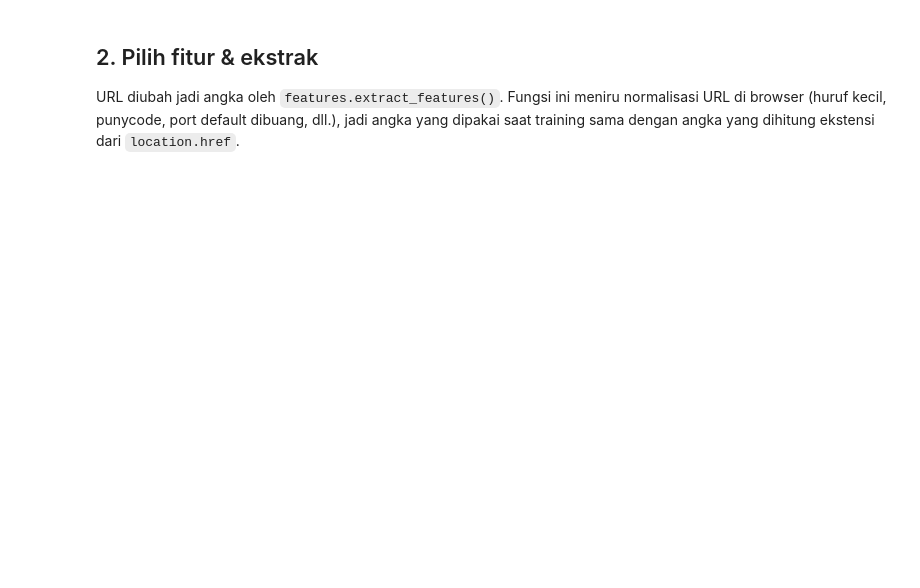
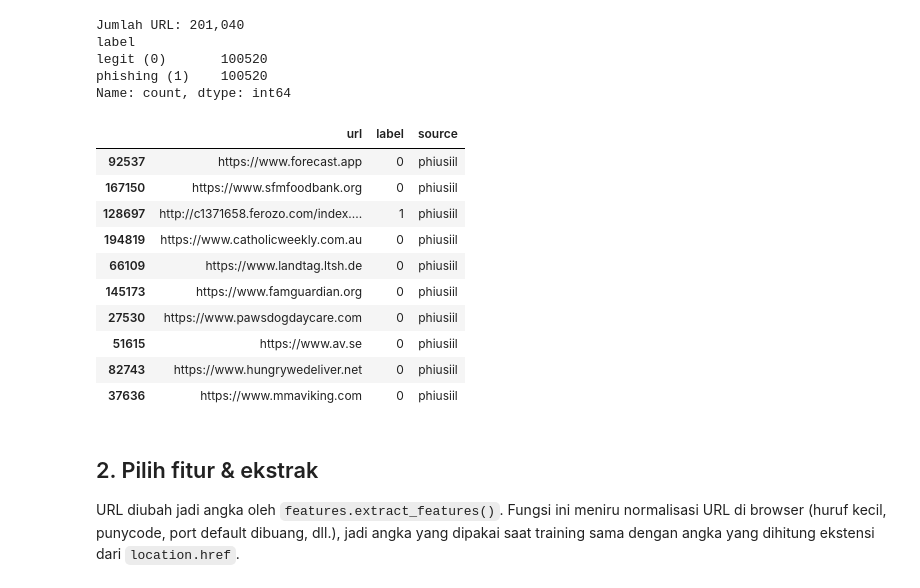
Before and after one commit to Muzidha/Phising-alert, a Jupyter notebook: ml/train.ipynb, the cells around one changed output. Cells and saved outputs as stored; diff of their text form; code cells hidden in the pictures; blank space fills up the shorter version.

```diff
--- a/ml/train.ipynb
+++ b/ml/train.ipynb
@@ -53,11 +61,33 @@ Format: `url, label, source` dengan `label` 1 = phishing, 0 = legit (dibuat oleh
 # %%
+# Sumber data dipakai kalau urls.csv belum ada (format sama dengan --source di prepare_data.py).
+# Contoh gabungan: ['phiusiil:uci', 'malicious-phish:data/raw/malicious_phish.csv']
+# Hapus data/processed/urls.csv kalau SOURCES diganti, supaya dibuat ulang.
+SOURCES = ['phiusiil:uci']
+
 if not DATA_PATH.exists():
-    raise FileNotFoundError(f'{DATA_PATH} belum ada. Jalankan prepare_data.py dulu (lihat ml/README.md).')
+    PD.prepare(SOURCES, DATA_PATH, require_scheme=True, balance=True, seed=RANDOM_STATE)
 
 df = pd.read_csv(DATA_PATH, dtype={'url': str})
 print(f'Jumlah URL: {len(df):,}')
 print(df['label'].map({0: 'legit (0)', 1: 'phishing (1)'}).value_counts())
 df.sample(10, random_state=RANDOM_STATE)
+# %% [output]
+Jumlah URL: 201,040
+label
+legit (0)       100520
+phishing (1)    100520
+Name: count, dtype: int64
+|  | url | label | source |
+| 92537 | https://www.forecast.app | 0 | phiusiil |
+| 167150 | https://www.sfmfoodbank.org | 0 | phiusiil |
+| 128697 | http://c1371658.ferozo.com/index.... | 1 | phiusiil |
+| 194819 | https://www.catholicweekly.com.au | 0 | phiusiil |
+| 66109 | https://www.landtag.ltsh.de | 0 | phiusiil |
+| 145173 | https://www.famguardian.org | 0 | phiusiil |
+| 27530 | https://www.pawsdogdaycare.com | 0 | phiusiil |
+| 51615 | https://www.av.se | 0 | phiusiil |
+| 82743 | https://www.hungrywedeliver.net | 0 | phiusiil |
+| 37636 | https://www.mmaviking.com | 0 | phiusiil |
 # %% [markdown]
 ## 2. Pilih fitur & ekstrak
 
```
Also changed, not shown: parts of 17 cells of this notebook, 7 other files.
